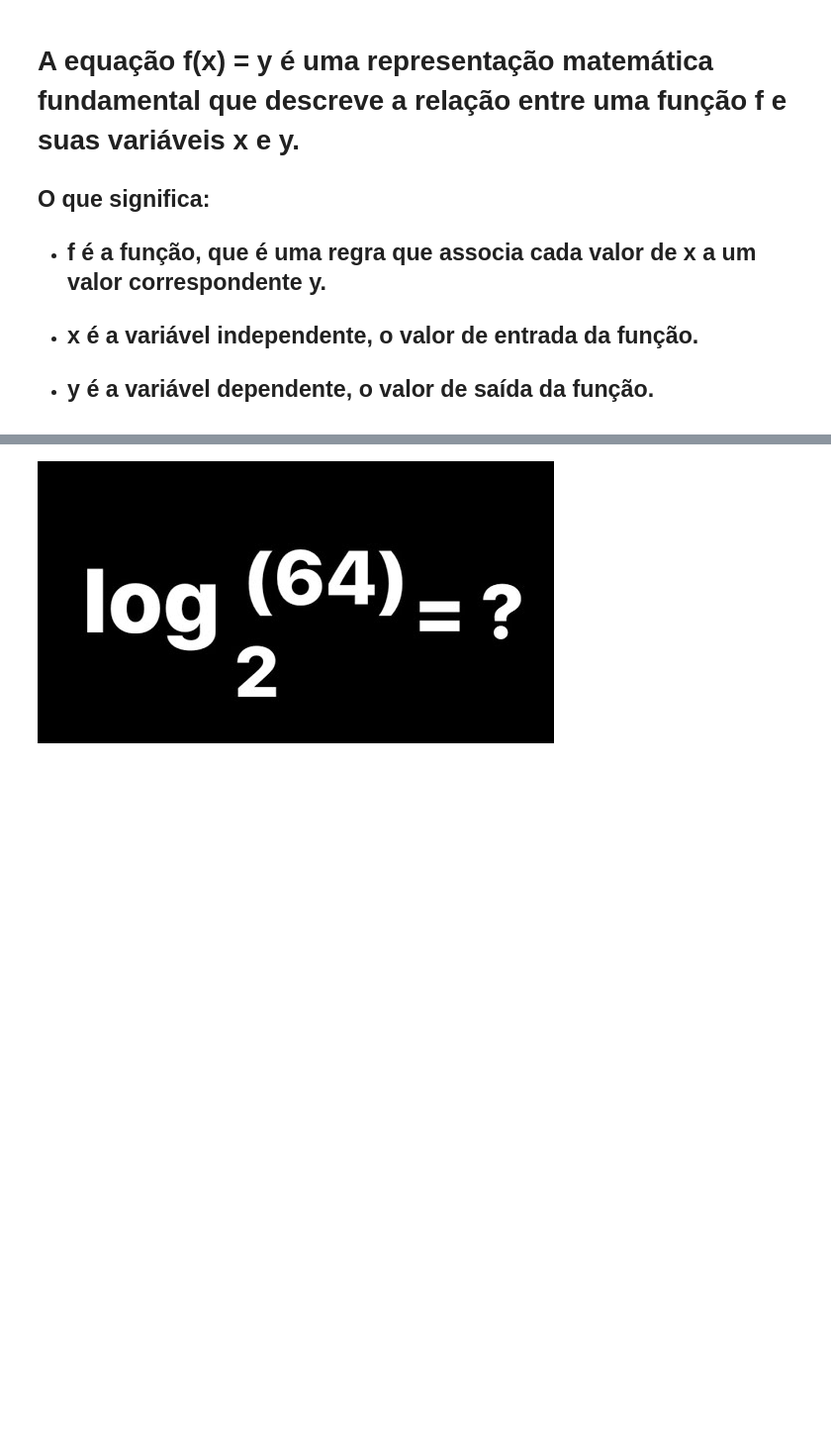
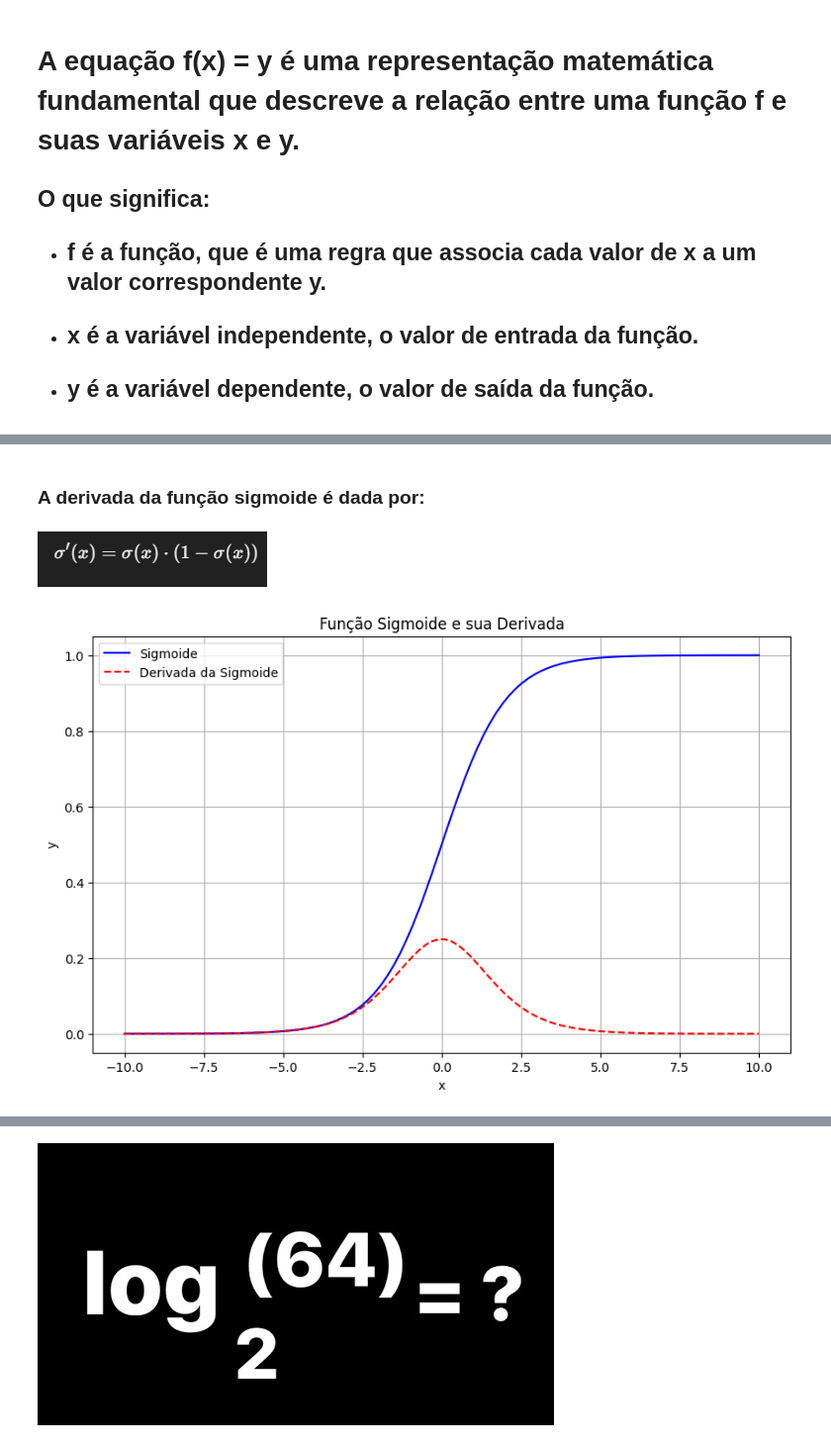
Before and after one commit to LeoSousaJesus/aula_regress-o_linear, a Jupyter notebook: logaritmos_regressao_logistica.ipynb, the cells around one changed output, grey strips where cells are left out. Shown at 99% size. Cells and saved outputs as stored; diff of their text form; code cells hidden in the pictures; blank space fills up the shorter version.

```diff
--- a/logaritmos_regressao_logistica.ipynb
+++ b/logaritmos_regressao_logistica.ipynb
@@ -82,0 +113,36 @@
+# %% [markdown]
+### A derivada da função sigmoide é dada por:
+# %% [markdown]
+![image.png](embedded-picture-1)
+# %%
+import numpy as np
+import matplotlib.pyplot as plt
+
+# Função Sigmoide
+def sigmoid(x):
+    return 1 / (1 + np.exp(-x))
+
+# Derivada da Sigmoide
+def sigmoid_derivative(x):
+    s = sigmoid(x)
+    return s * (1 - s)
+
+# Valores de entrada
+x = np.linspace(-10, 10, 100)
+
+# Calculando a função sigmoide e sua derivada
+y_sigmoid = sigmoid(x)
+y_derivative = sigmoid_derivative(x)
+
+# Visualização
+plt.figure(figsize=(10, 6))
+plt.plot(x, y_sigmoid, label='Sigmoide', color='blue')
+plt.plot(x, y_derivative, label='Derivada da Sigmoide', color='red', linestyle='--')
+plt.title('Função Sigmoide e sua Derivada')
+plt.xlabel('x')
+plt.ylabel('y')
+plt.legend()
+plt.grid(True)
+plt.show()
+# %% [output]
+[figure, added]
```
Also changed, not shown: parts of 11 cells of this notebook.
